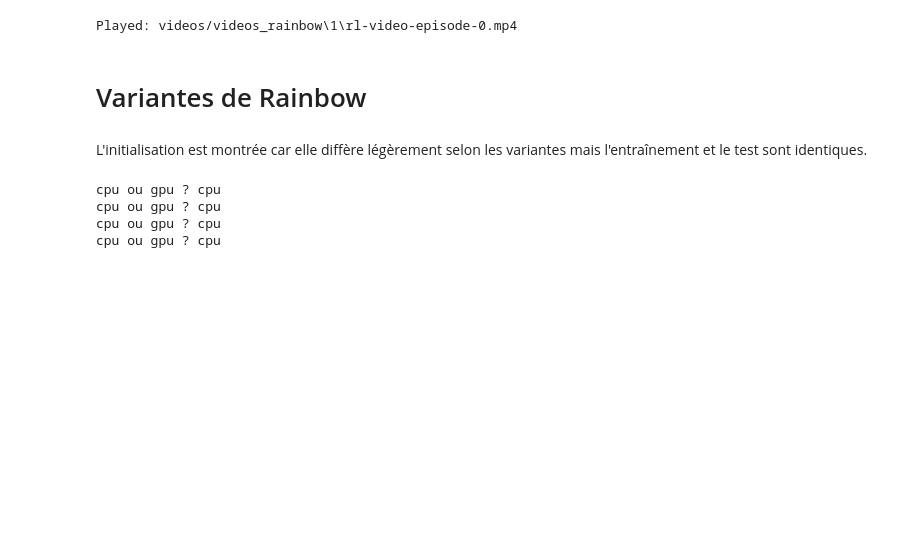
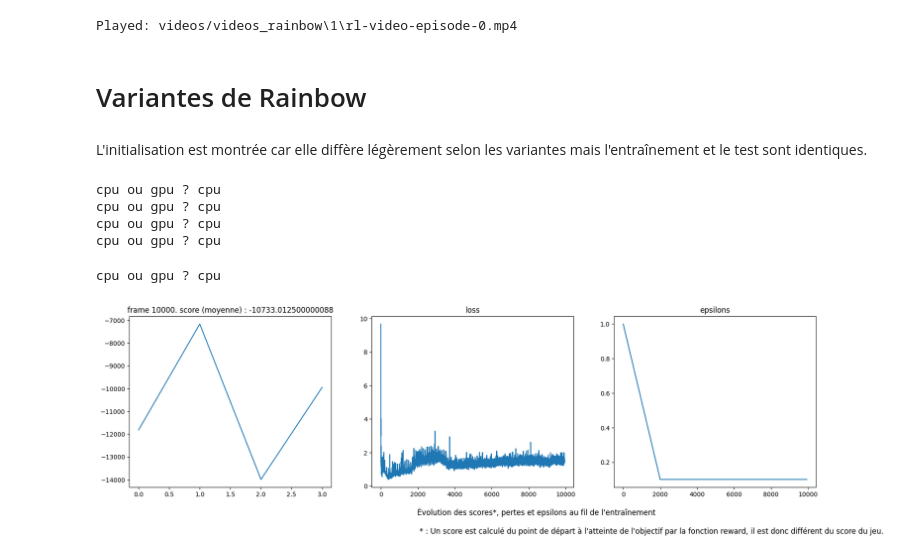
Before and after one commit to Mont-Lo/Planif_en_IA, a Jupyter notebook: apply_rainbows.ipynb, the cells around one changed output. Cells and saved outputs as stored; diff of their text form; code cells hidden in the pictures; blank space fills up the shorter version.

Commit message:
Fix de l'appel des agents

```diff
--- a/apply_rainbows.ipynb
+++ b/apply_rainbows.ipynb
@@ -122,3 +122,11 @@ cpu ou gpu ? cpu
 cpu ou gpu ? cpu
 cpu ou gpu ? cpu
 cpu ou gpu ? cpu
+# %%
+agent_no_noisy_no_categ = NoNoisyNoCateg(None, NnDueling, env, memory_size, batch_size, target_update, epsilon_decay, seed, f'{buffer_dir}/no_noisy_no_categ')
+# %% [output]
+cpu ou gpu ? cpu
+# %%
+agent_no_noisy_no_categ.train(num_frames)
+# %% [output]
+[figure, added]
```
Also changed, not shown: parts of 2 cells of this notebook, 5 other files.
